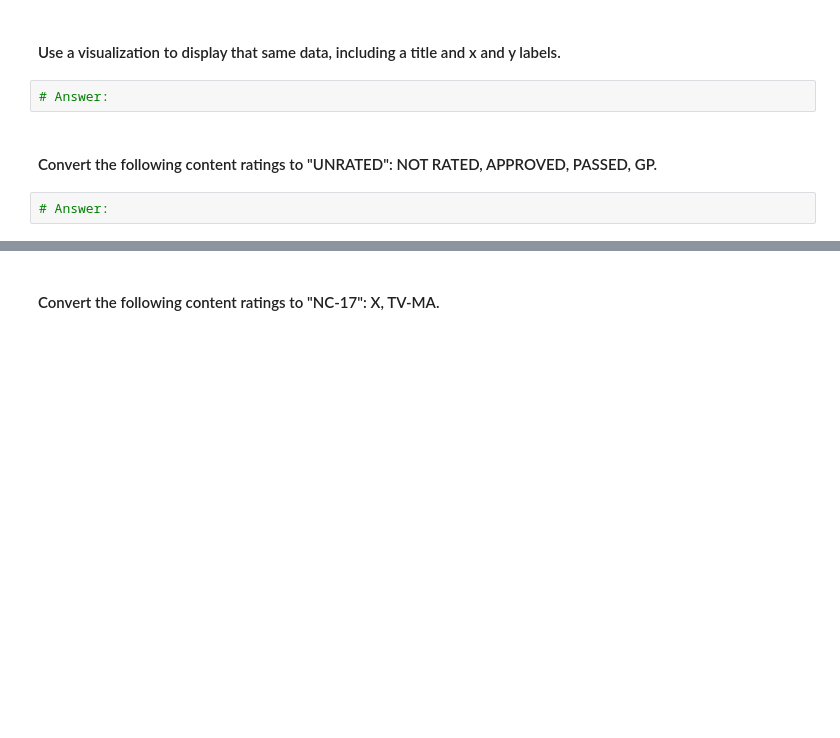
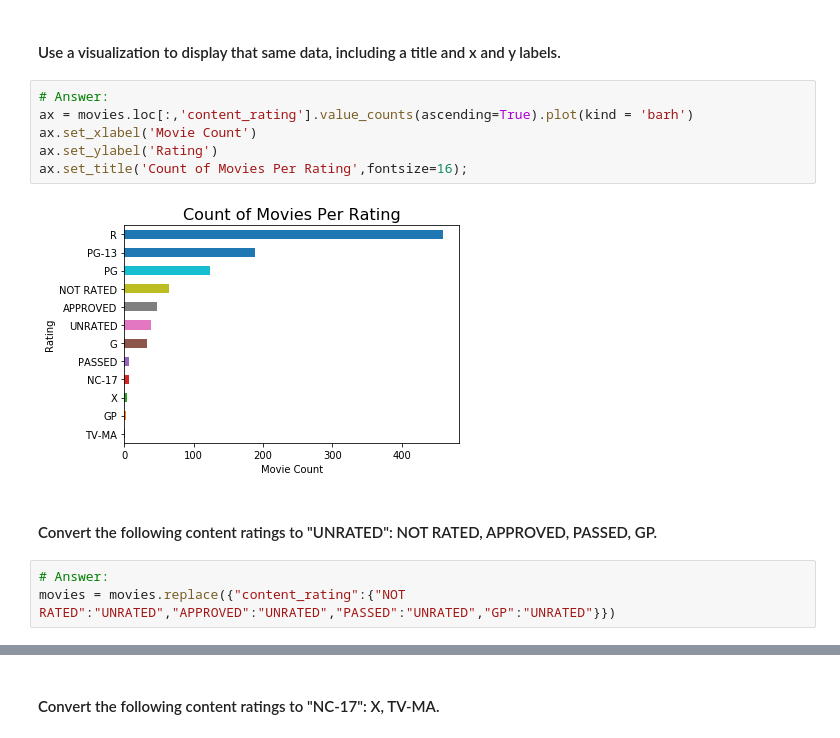
Before and after one commit to willspada/william_spada_unit_2_project, a Jupyter notebook: imdb.ipynb, the cells around one changed output, grey strips where cells are left out. Cells and saved outputs as stored; diff of their text form; blank space fills up the shorter version.

```diff
--- a/imdb.ipynb
+++ b/imdb.ipynb
@@ -66,8 +119,15 @@ movies.head()
 # %% [markdown]
 #### Use a visualization to display that same data, including a title and x and y labels.
-# %%
-# Answer:
+# %%
+# Answer:
+ax = movies.loc[:,'content_rating'].value_counts(ascending=True).plot(kind = 'barh')
+ax.set_xlabel('Movie Count')
+ax.set_ylabel('Rating')
+ax.set_title('Count of Movies Per Rating',fontsize=16);
+# %% [output]
+[figure, added]
 # %% [markdown]
 #### Convert the following content ratings to "UNRATED": NOT RATED, APPROVED, PASSED, GP.
-# %%
-# Answer:
+# %%
+# Answer:
+movies = movies.replace({"content_rating":{"NOT RATED":"UNRATED","APPROVED":"UNRATED","PASSED":"UNRATED","GP":"UNRATED"}})
```
Also changed, not shown: parts of 43 cells of this notebook, 1 other file.
